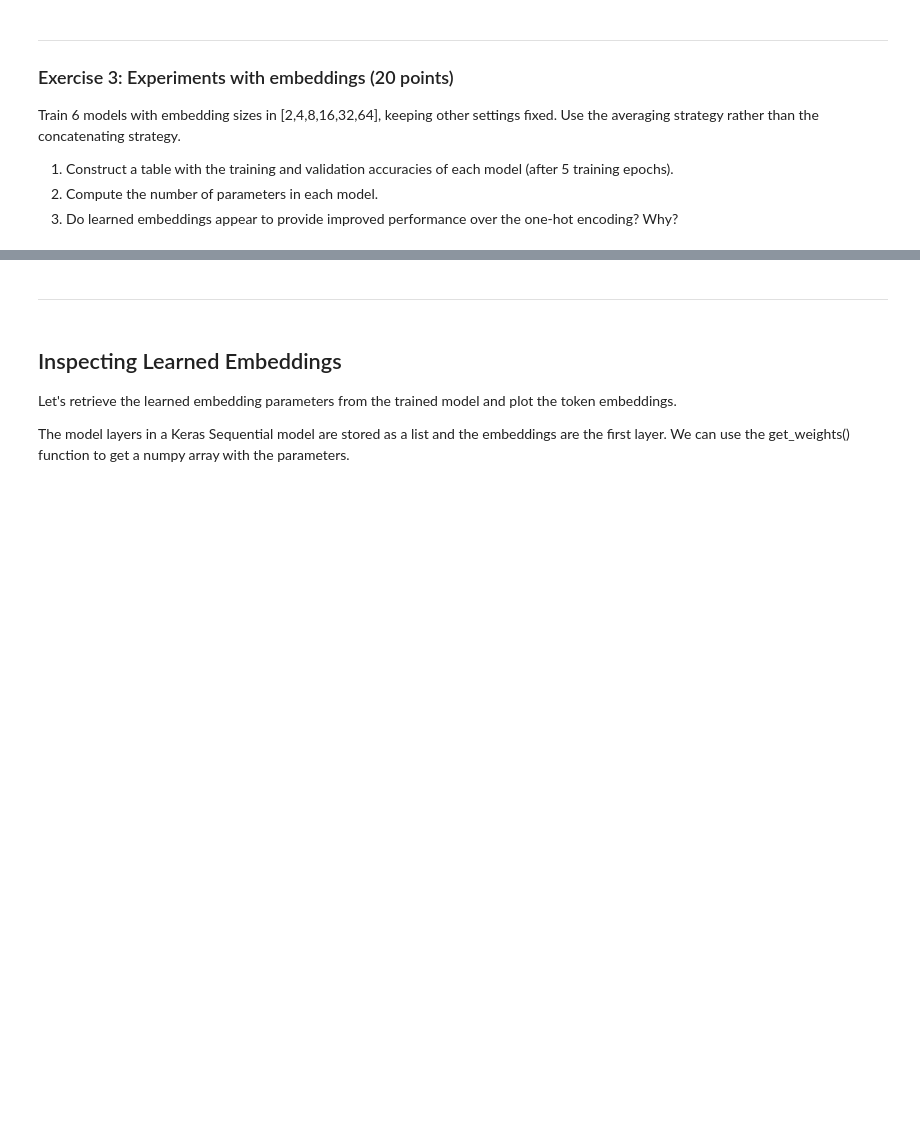
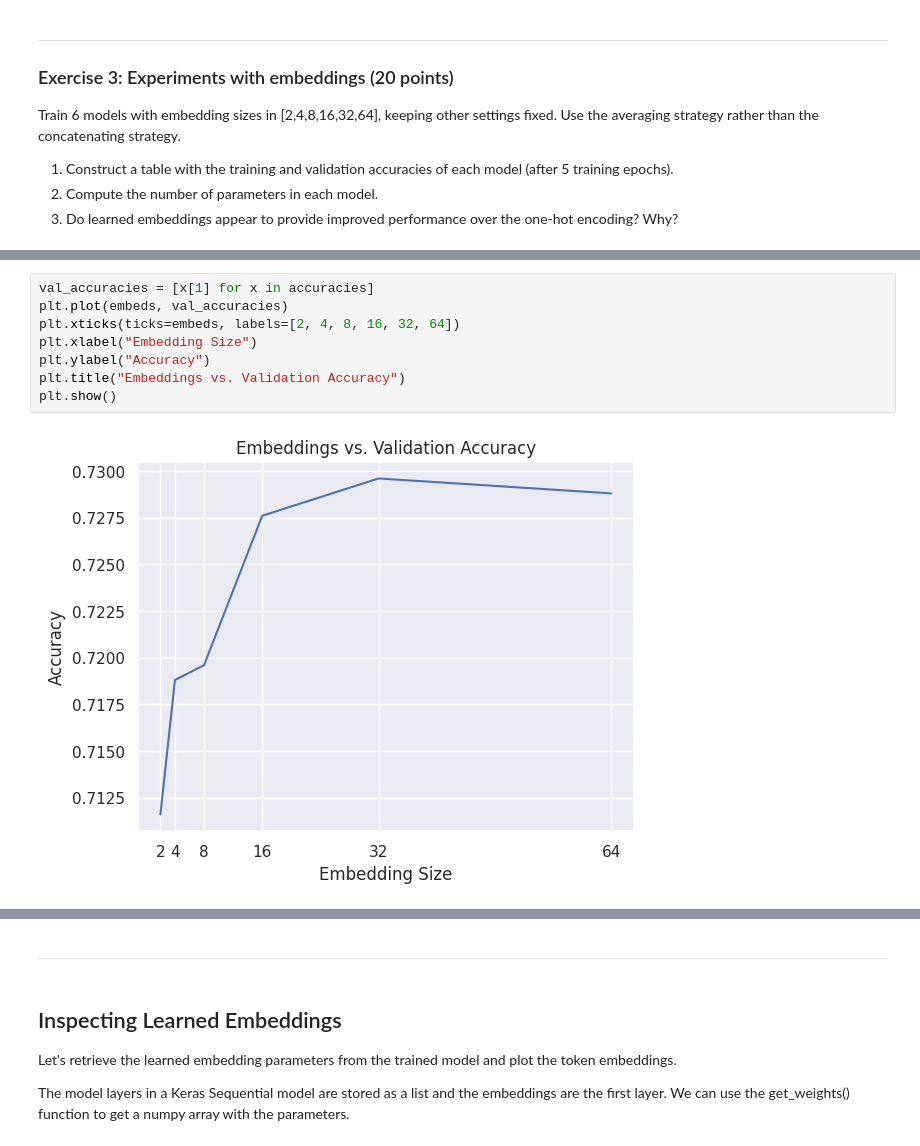
Before and after one commit to davidsolow/w207_applied_machine_learning, a Jupyter notebook: Homeworks/09 Embeddings for Text.ipynb, the cells around one changed output, grey strips where cells are left out. Cells and saved outputs as stored; diff of their text form; blank space fills up the shorter version.

```diff
--- a/Homeworks/09 Embeddings for Text.ipynb
+++ b/Homeworks/09 Embeddings for Text.ipynb
@@ -326,0 +605,10 @@ Train 6 models with embedding sizes in [2,4,8,16,32,64], keeping other settings
+# %%
+val_accuracies = [x[1] for x in accuracies]
+plt.plot(embeds, val_accuracies)
+plt.xticks(ticks=embeds, labels=[2, 4, 8, 16, 32, 64])
+plt.xlabel("Embedding Size")
+plt.ylabel("Accuracy")
+plt.title("Embeddings vs. Validation Accuracy")
+plt.show()
+# %% [output]
+[figure, added]
```
Also changed, not shown: parts of 24 cells of this notebook.
